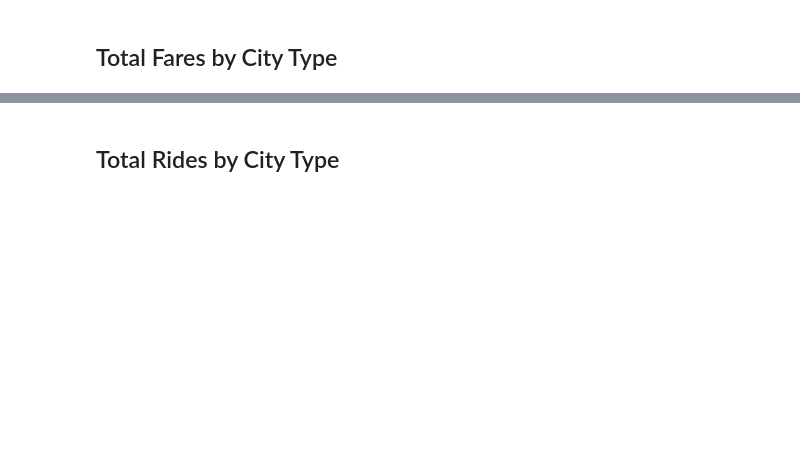
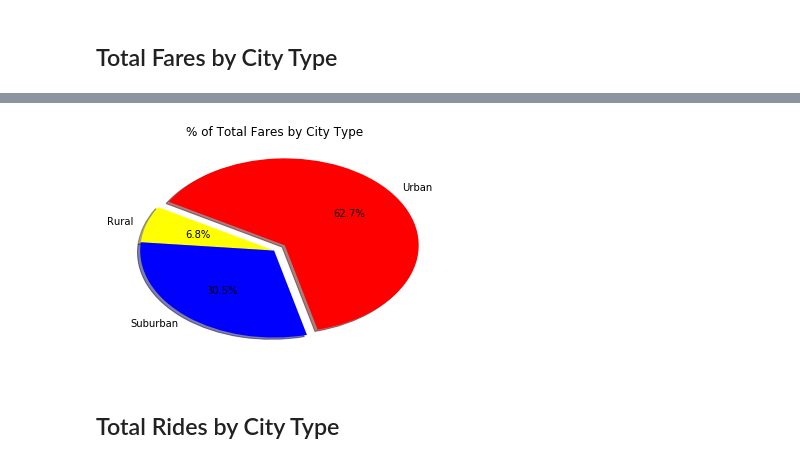
Before and after one commit to sponre01/Homework5-Matplotlib, a Jupyter notebook: pyber_starter.ipynb, the cells around one changed output, grey strips where cells are left out. Saved outputs shown, nothing was run; the diff lists cells and outputs as text; code cells hidden in the pictures; blank space fills up the shorter version.

```diff
--- a/pyber_starter.ipynb
+++ b/pyber_starter.ipynb
@@ -62,0 +51,13 @@ Name: city, dtype: int64
+# %%
+#Create DataFrame to use for the Pie Charts
+
+grouped_types = ride_sharing_df.groupby(['Type'])
+
+type_total_rides = grouped_types["Total Number of Rides (per city)"].sum()
+type_average_fare = grouped_types["Average Fare ($)"].sum()
+type_driver_count = grouped_types["Driver Count (per city)"].sum()
+
+piechart_df = pd.DataFrame({"Total Number of Rides (per city)": type_total_rides,
+                                "Average Fare ($)": type_average_fare,
+                                "Driver Count (per city)":type_driver_count})
+piechart_df.head()
@@ -107,0 +106,4 @@ plt.show()
+# %%
+piechart_df['Rides(%)']=(piechart_df['Total Number of Rides (per city)']/piechart_df['Total Number of Rides (per city)'].sum())*100
+piechart_df['Fares(%)']=(piechart_df['Average Fare ($)']/piechart_df['Average Fare ($)'].sum())*100
+piechart_df['Drivers(%)']=(piechart_df['Driver Count (per city)']/piechart_df['Driver Count (per city)'].sum())*100
@@ -108,2 +118,10 @@ plt.show()
+# %%
+plt.pie(piechart_df['Average Fare ($)'], explode=[0,0,0.1], labels=['Rural','Suburban','Urban'], colors=['yellow','blue','red'],
+        autopct="%1.1f%%", shadow=True, startangle=150)
+plt.title("% of Total Fares by City Type")
+plt.savefig("Fares_piechart.png")
+plt.show()
+# %% [output]
+[figure, added]
 # %% [markdown]
 ## Total Rides by City Type
```
Also changed, not shown: parts of 19 cells of this notebook.
